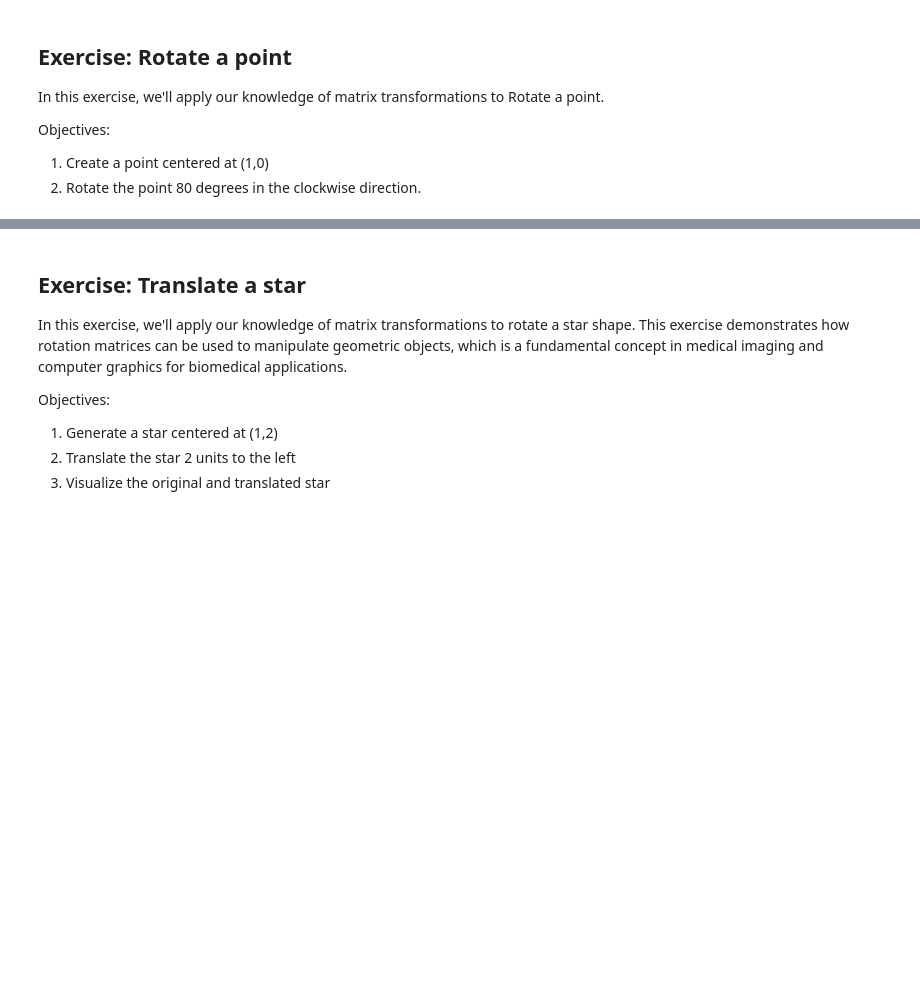
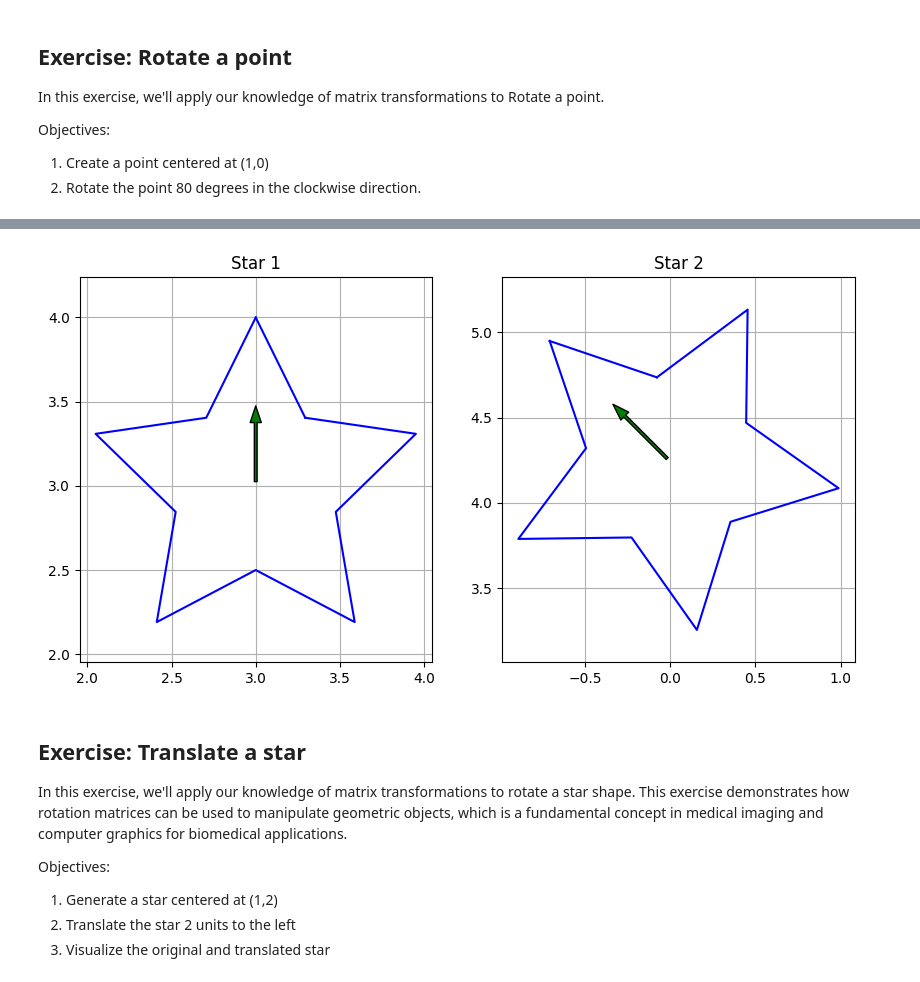
Before and after one commit to Shravani-0510/bme3053c, a Jupyter notebook: lessons-solved/06_Matrix_Transformations.ipynb, the cells around one changed output, grey strips where cells are left out. Drawn from its saved outputs; the diff is of its cells as text; code cells hidden in the pictures; blank space fills up the shorter version.

```diff
--- a/lessons-solved/06_Matrix_Transformations.ipynb
+++ b/lessons-solved/06_Matrix_Transformations.ipynb
@@ -377,3 +330,21 @@ plot_star(axs[1], rotated_star, 'Rotated Star')
+# %%
+def rotate_vertices(star_points, angle_degrees):
+    """
+    This function rotates an object defined as a set of vertices.
+    """
+    rotation = rotate_2d(angle_degrees)
+    rotated_star = (rotation  @ star_points.T).T
+
+    return rotated_star
+
+
+star = generate_star(center=(3,3))
+
+rotated_star = rotate_vertices(star, 45)
+
+plot_stars([star,rotated_star])
+# %% [output]
+[figure, added]
 # %% [markdown]
 ## Exercise: Translate a star
 In this exercise, we'll apply our knowledge of matrix transformations to rotate a star shape. This exercise demonstrates how rotation matrices can be used to manipulate geometric objects, which is a fundamental concept in medical imaging and computer graphics for biomedical applications.
```
Also changed, not shown: parts of 30 cells of this notebook.
